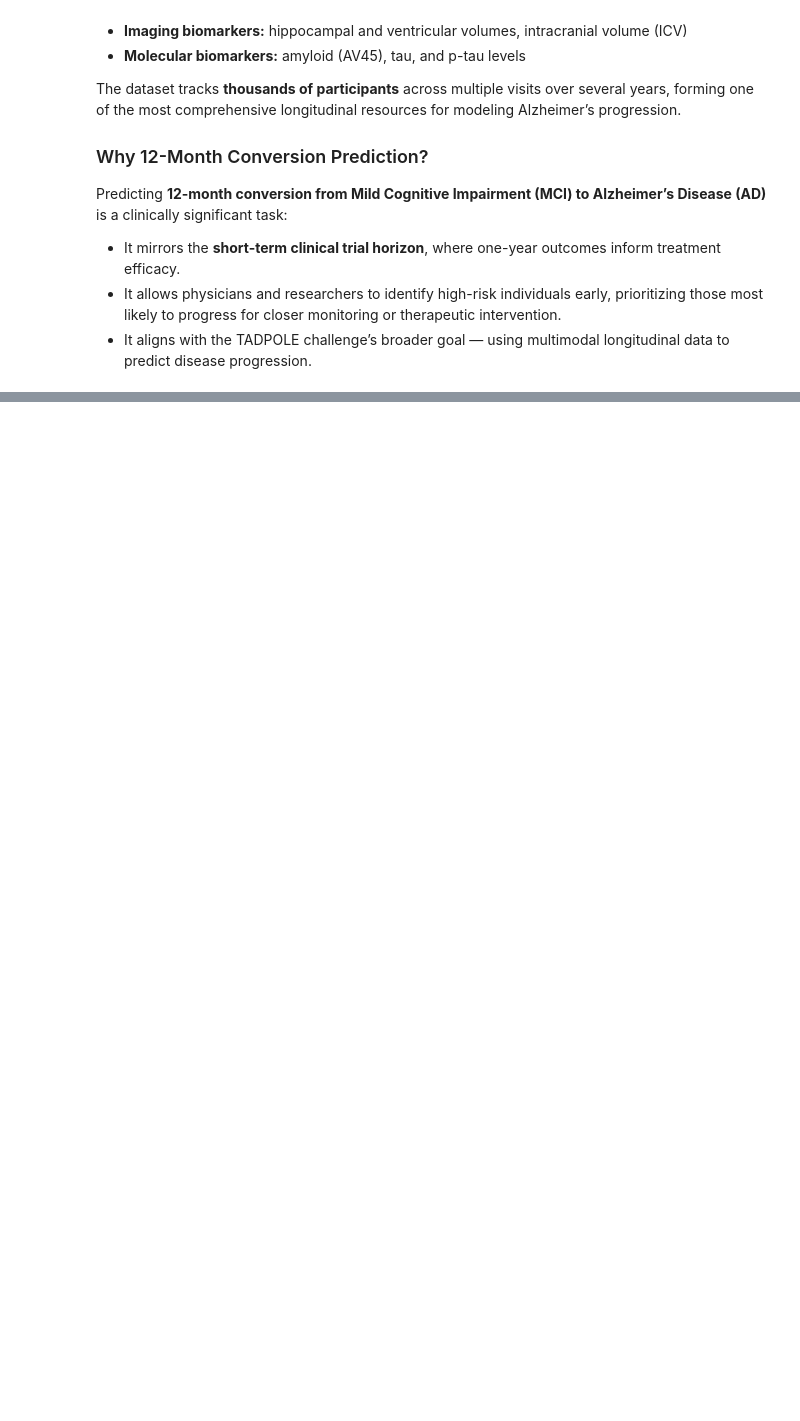
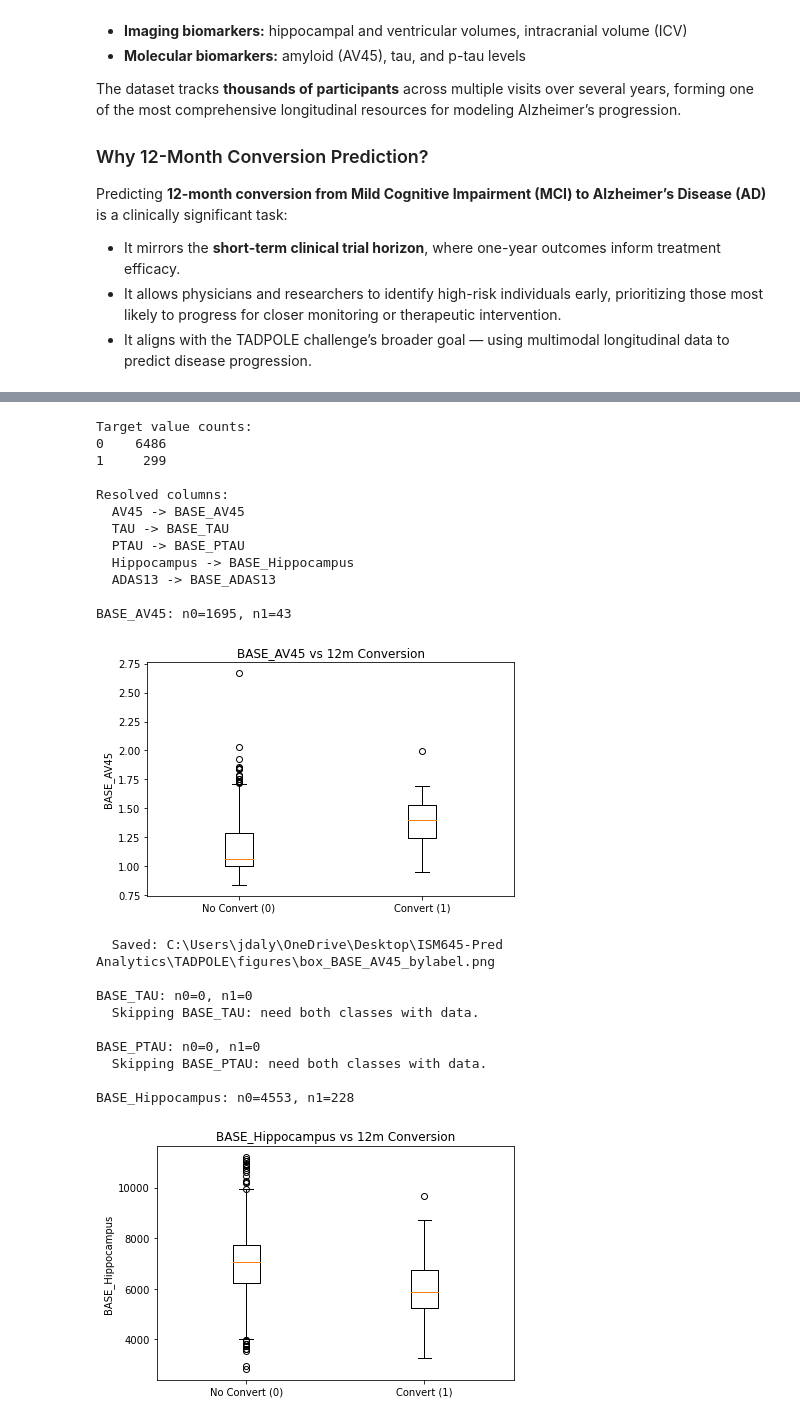
Before and after one commit to jdaly67/ANDI-project, a Jupyter notebook: ISM645-Final Project-John Daly.ipynb, the cells around one changed output, grey strips where cells are left out. Saved outputs shown, nothing was run; the diff lists cells and outputs as text; code cells hidden in the pictures; blank space fills up the shorter version.

```diff
--- a/ISM645-Final Project-John Daly.ipynb
+++ b/ISM645-Final Project-John Daly.ipynb
@@ -452,0 +762,80 @@ BASE_AGE vs BASE_AV45: 0.080
+# %%
+#Boxplots vs. label
+import re
+target = "convert_within_12m"
+y = df_baseline[target].astype("Int64")
+
+print("Target value counts:")
+print(y.value_counts(dropna=True).to_string(), "\n")
+
+want_patterns = {
+    "AV45": r"(^|_)av45($|_)",
+    "TAU": r"(^|_)tau($|_)|upennbiomk",
+    "PTAU": r"ptau",
+    "Hippocampus": r"hippocampus",
+    "ADAS13": r"adas13"
+}
+
+resolved_cols = {}
+lower_cols = {c: c.lower() for c in df_baseline.columns}
+for key, pat in want_patterns.items():
+    patc = re.compile(pat, re.IGNORECASE)
+    match = next((orig for orig, low in lower_cols.items() if patc.search(low)), None)
+    if match:
+        resolved_cols[key] = match
+
+print("Resolved columns:")
+for k, v in resolved_cols.items():
+    print(f"  {k} -> {v}")
+print()
+
+if set(y.dropna().unique()) >= {0,1} and len(resolved_cols) > 0:
+    y2 = y.dropna().astype(int)
+    for key, col in resolved_cols.items():
+        s = df_baseline[col].reindex(y2.index).dropna()
+        yy = y2.reindex(s.index)
+        grp0 = s[yy == 0].values
+        grp1 = s[yy == 1].values
+        print(f"{col}: n0={len(grp0)}, n1={len(grp1)}")
+        if len(grp0) == 0 or len(grp1) == 0:
+            print(f"  Skipping {col}: need both classes with data.\n")
+            continue
+        plt.figure()
+        plt.boxplot([grp0, grp1], labels=["No Convert (0)", "Convert (1)"])
+        plt.title(f"{col} vs 12m Conversion")
+        plt.ylabel(col)
+        plt.tight_layout()
+        outpath = FIG_DIR / f"box_{col}_bylabel.png"
+        plt.savefig(outpath, dpi=150)
+        plt.show()
+        plt.close()
+        print(f"  Saved: {outpath}\n")
+else:
+    if not set(y.dropna().unique()) >= {0,1}:
+        print("No plot: target has fewer than two classes after labeling.")
+    if len(resolved_cols) == 0:
+        print("No plot: none of the requested biomarker columns were found.")
+# %% [output]
+Target value counts:
+0    6486
+1     299
+
+Resolved columns:
+  AV45 -> BASE_AV45
+  TAU -> BASE_TAU
+  PTAU -> BASE_PTAU
+  Hippocampus -> BASE_Hippocampus
+  ADAS13 -> BASE_ADAS13
+
+BASE_AV45: n0=1695, n1=43
+[figure, added]
+  Saved: C:\Users\jdaly\OneDrive\Desktop\ISM645-Pred Analytics\TADPOLE\figures\box_BASE_AV45_bylabel.png
+
+BASE_TAU: n0=0, n1=0
+  Skipping BASE_TAU: need both classes with data.
+
+BASE_PTAU: n0=0, n1=0
+  Skipping BASE_PTAU: need both classes with data.
+
+BASE_Hippocampus: n0=4553, n1=228
+[figure, added]
```
Also changed, not shown: parts of 12 cells of this notebook.
